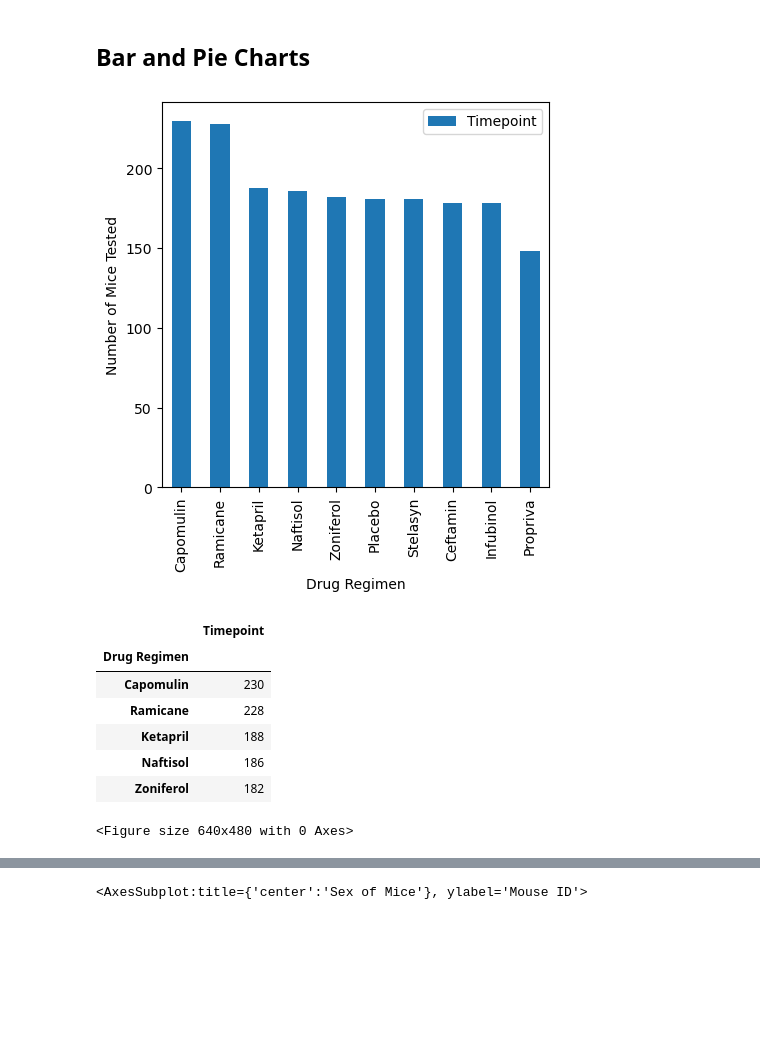
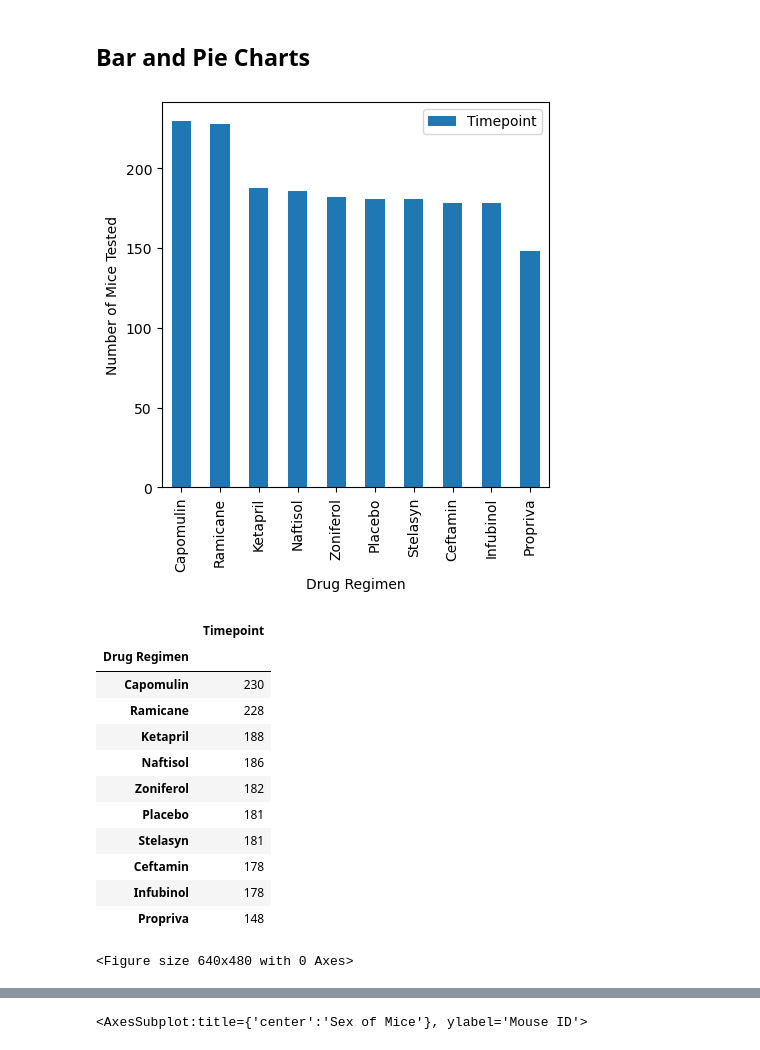
Before and after one commit to jonnybrammah/Pymaceuticals, a Jupyter notebook: Pymaceuticals/pymaceuticals.ipynb, the cells around one changed output, grey strips where cells are left out. Saved outputs shown, nothing was run; the diff lists cells and outputs as text; code cells hidden in the pictures; blank space fills up the shorter version.

```diff
--- a/Pymaceuticals/pymaceuticals.ipynb
+++ b/Pymaceuticals/pymaceuticals.ipynb
@@ -194,22 +194,32 @@ grouped_results.describe()["Tumor Volume (mm3)"]
 ## Bar and Pie Charts
 # %%
 # Generate a bar plot showing the total number of timepoints for all mice tested for each drug regimen using Pandas.
+
+#Use the grouped_results dataframe from earlier, but count the number of timepoints under each drug regimen
 drug_and_timepoints = grouped_results[["Timepoint"]].count()
+
+#sort them, just so the order of the graph goes from largest to smallest
 drug_and_timepoints = drug_and_timepoints.sort_values(by = "Timepoint", ascending = False)
+
+#Plot the dataframe
 drug_and_timepoints.plot(kind="bar", figsize=(5,5), ylabel = "Number of Mice Tested")
 plt.show()
 plt.tight_layout()
-
-drug_and_timepoints.head()
+drug_and_timepoints
 # %% [output]
 [figure]
 |  | Timepoint |
 | Drug Regimen |  |
 | Capomulin | 230 |
 | Ramicane | 228 |
 | Ketapril | 188 |
 | Naftisol | 186 |
 | Zoniferol | 182 |
+| Placebo | 181 |
+| Stelasyn | 181 |
+| Ceftamin | 178 |
+| Infubinol | 178 |
+| Propriva | 148 |
 <Figure size 640x480 with 0 Axes>
 # %%
 # Generate a bar plot showing the total number of timepoints for all mice tested for each drug regimen using pyplot.
```
Also changed, not shown: parts of 17 cells of this notebook.
